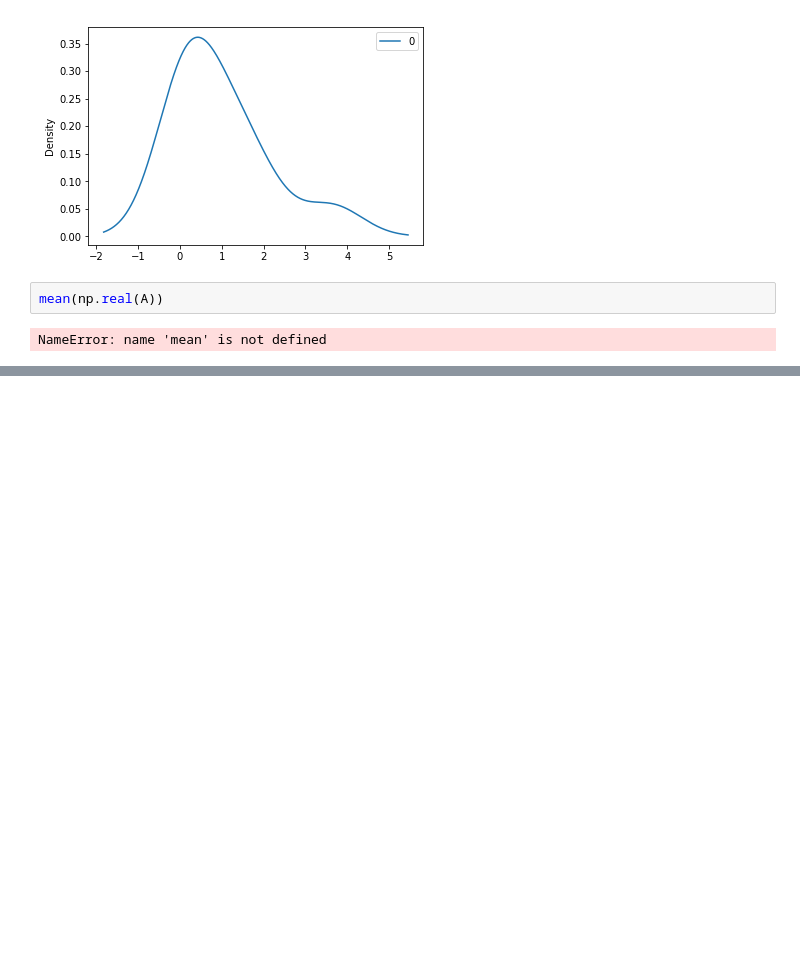
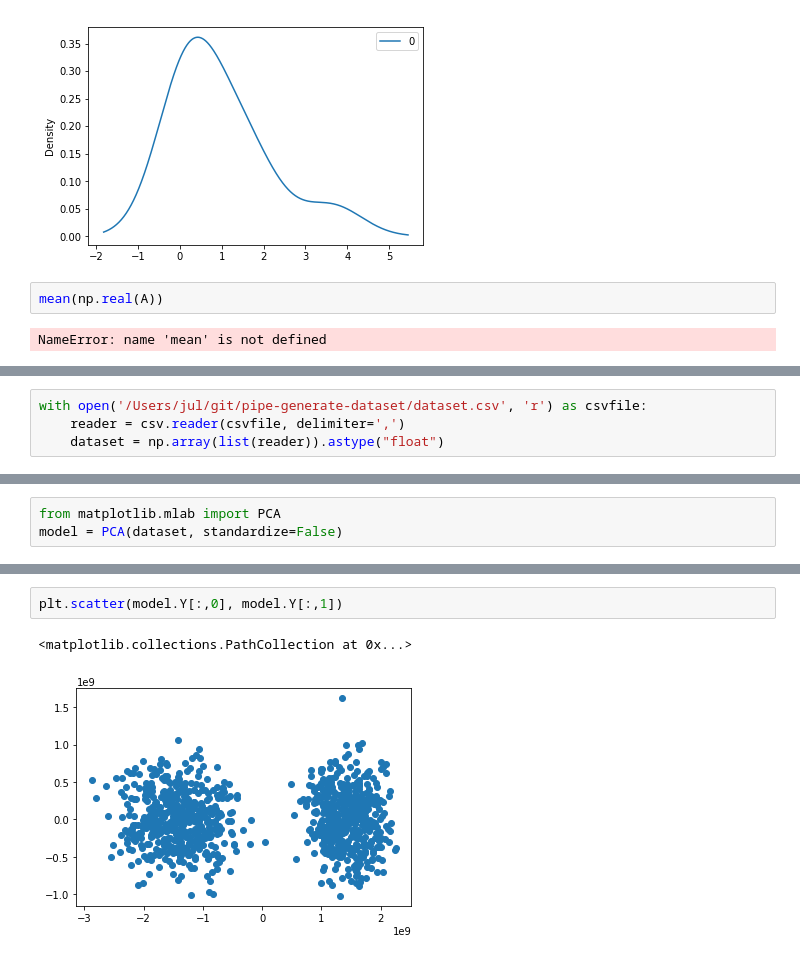
Before and after one commit to jwist/chemometrics, a Jupyter notebook: Notes.ipynb, the cells around one changed output, grey strips where cells are left out. Drawn from its saved outputs; the diff is of its cells as text; blank space fills up the shorter version.

```diff
--- a/Notes.ipynb
+++ b/Notes.ipynb
@@ -279,0 +282,4 @@ NameError: name 'mean' is not defined
+# %%
+with open('/Users/jul/git/pipe-generate-dataset/dataset.csv', 'r') as csvfile:
+    reader = csv.reader(csvfile, delimiter=',')
+    dataset = np.array(list(reader)).astype("float")
@@ -279,0 +304,3 @@ NameError: name 'mean' is not defined
+# %%
+from matplotlib.mlab import PCA
+model = PCA(dataset, standardize=False)
@@ -279,0 +327,5 @@ NameError: name 'mean' is not defined
+# %%
+plt.scatter(model.Y[:,0], model.Y[:,1])
+# %% [output]
+<matplotlib.collections.PathCollection at 0x...>
+[figure, added]
```
Also changed, not shown: parts of 10 cells of this notebook, 8 other files.
